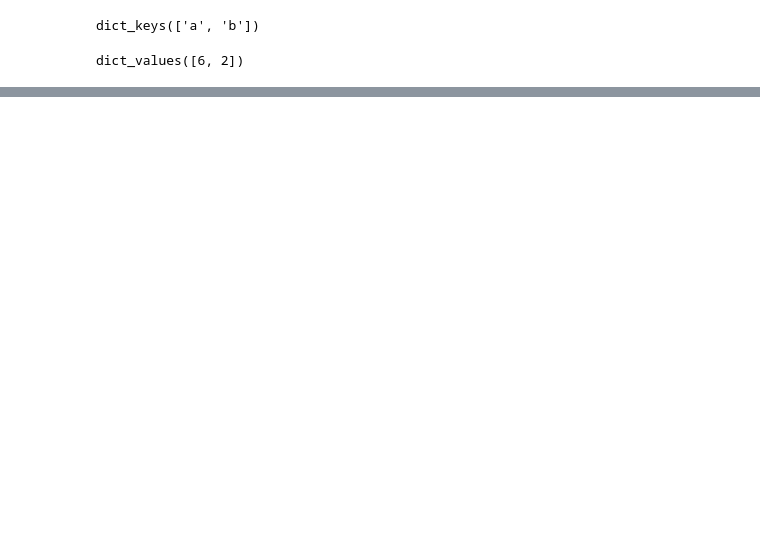
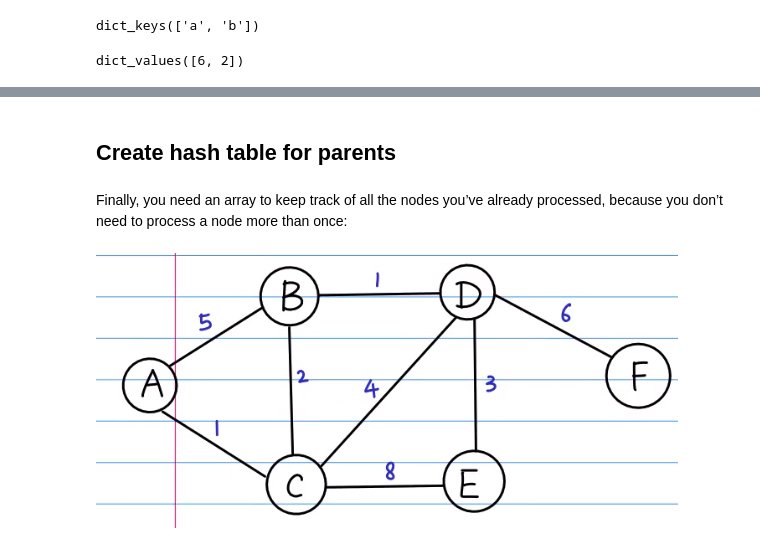
Before and after one commit to AkatsukiSirius/Algorithm-Practice, a Jupyter notebook: Grokking Algorithms.ipynb, the cells around one changed output, grey strips where cells are left out. Drawn from its saved outputs; the diff is of its cells as text; code cells hidden in the pictures; blank space fills up the shorter version.

```diff
--- a/Grokking Algorithms.ipynb
+++ b/Grokking Algorithms.ipynb
@@ -777,0 +835,2 @@ graph["fin"] = {}
+# %% [markdown]
+## Create hash table for parents
@@ -777,0 +842,2 @@ graph["fin"] = {}
+# %% [markdown]
+Finally, you need an array to keep track of all the nodes you’ve already processed, because you don’t need to process a node more than once:
@@ -777,0 +846,5 @@ graph["fin"] = {}
+# %%
+path="D:\Algorithm\Python\GA\wg.PNG"
+display(Image.open(path))
+# %% [output]
+[figure, added]
```
Also changed, not shown: parts of 15 cells of this notebook.
